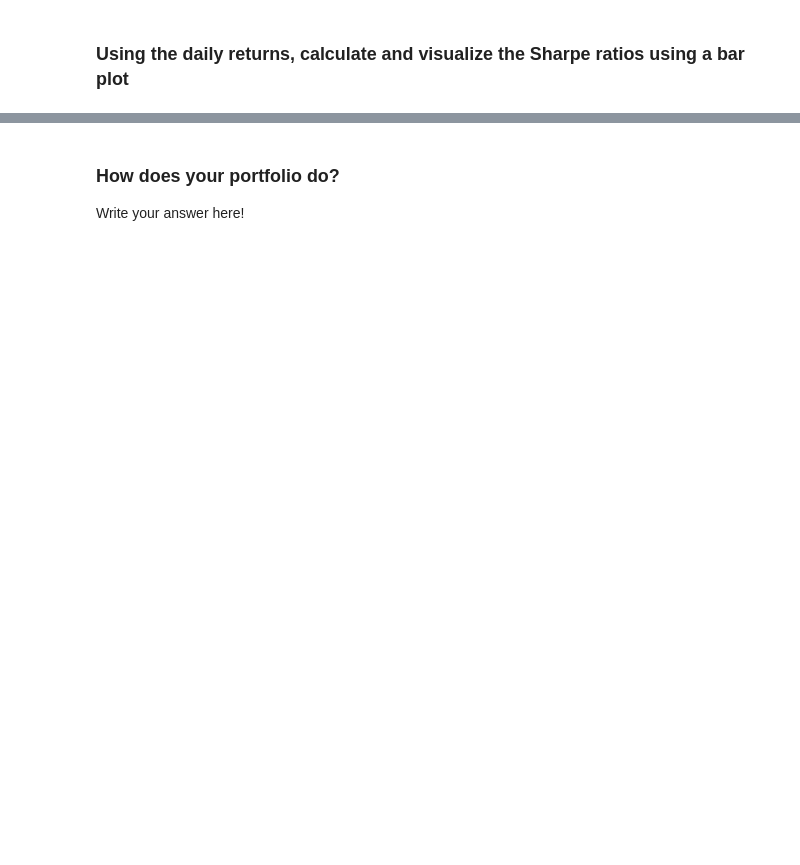
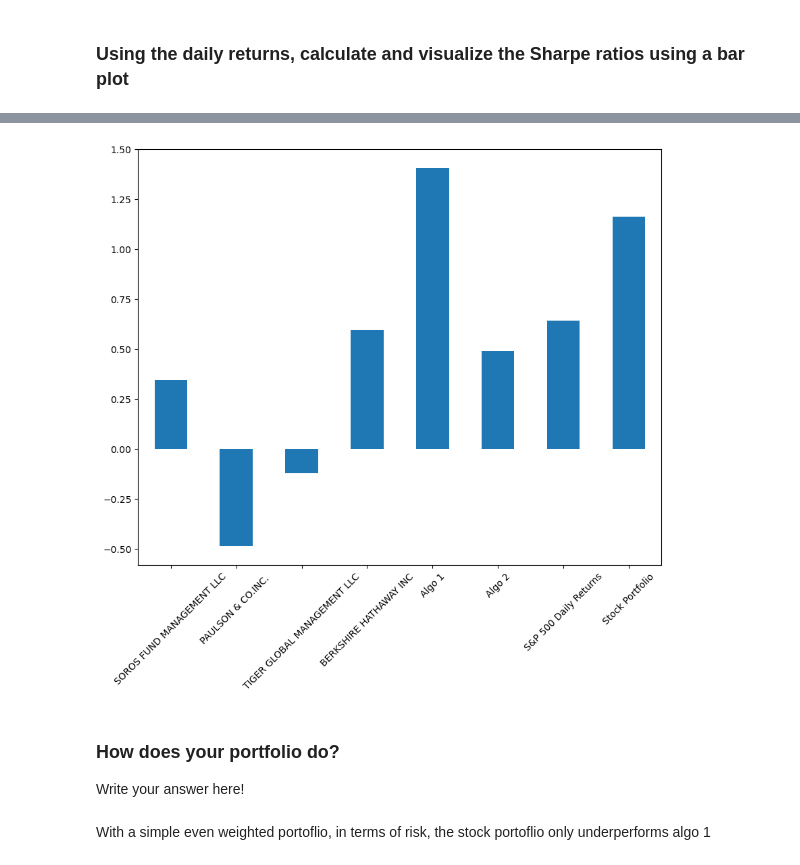
Before and after one commit to Joshbazz/Module-4-Challenge-Portfolio-Analysis, a Jupyter notebook: whale_analysis.ipynb, the cells around one changed output, grey strips where cells are left out. Saved outputs shown, nothing was run; the diff lists cells and outputs as text; code cells hidden in the pictures; blank space fills up the shorter version.

```diff
--- a/whale_analysis.ipynb
+++ b/whale_analysis.ipynb
@@ -509,0 +706,8 @@ weights = [1/3, 1/3, 1/3]
+# %%
+# Calculate Annualized Sharpe Ratios
+portfolio_stockport_volatility_annualized = total_daily_returns.std() * np.sqrt(252)
+portfolio_stockport_volatility_annualized
+
+daily_return_stockport_annualized = total_daily_returns.mean() * 252
+sharpe_ratios_stockport = daily_return_stockport_annualized / portfolio_stockport_volatility_annualized
+sharpe_ratios_stockport
@@ -510,6 +724,14 @@ weights = [1/3, 1/3, 1/3]
 # %%
 # Visualize the sharpe ratios as a bar plot
+sharpe_ratios_stockport.plot(kind='bar', figsize=(10, 8))
+
+plt.xticks(rotation=45)
+plt.show()
+# %% [output]
+[figure, added]
 # %% [markdown]
 ### How does your portfolio do?
 
 Write your answer here!
+# %% [markdown]
+With a simple even weighted portoflio, in terms of risk, the stock portoflio only underperforms algo 1
```
Also changed, not shown: parts of 26 cells of this notebook, 5 other files.
